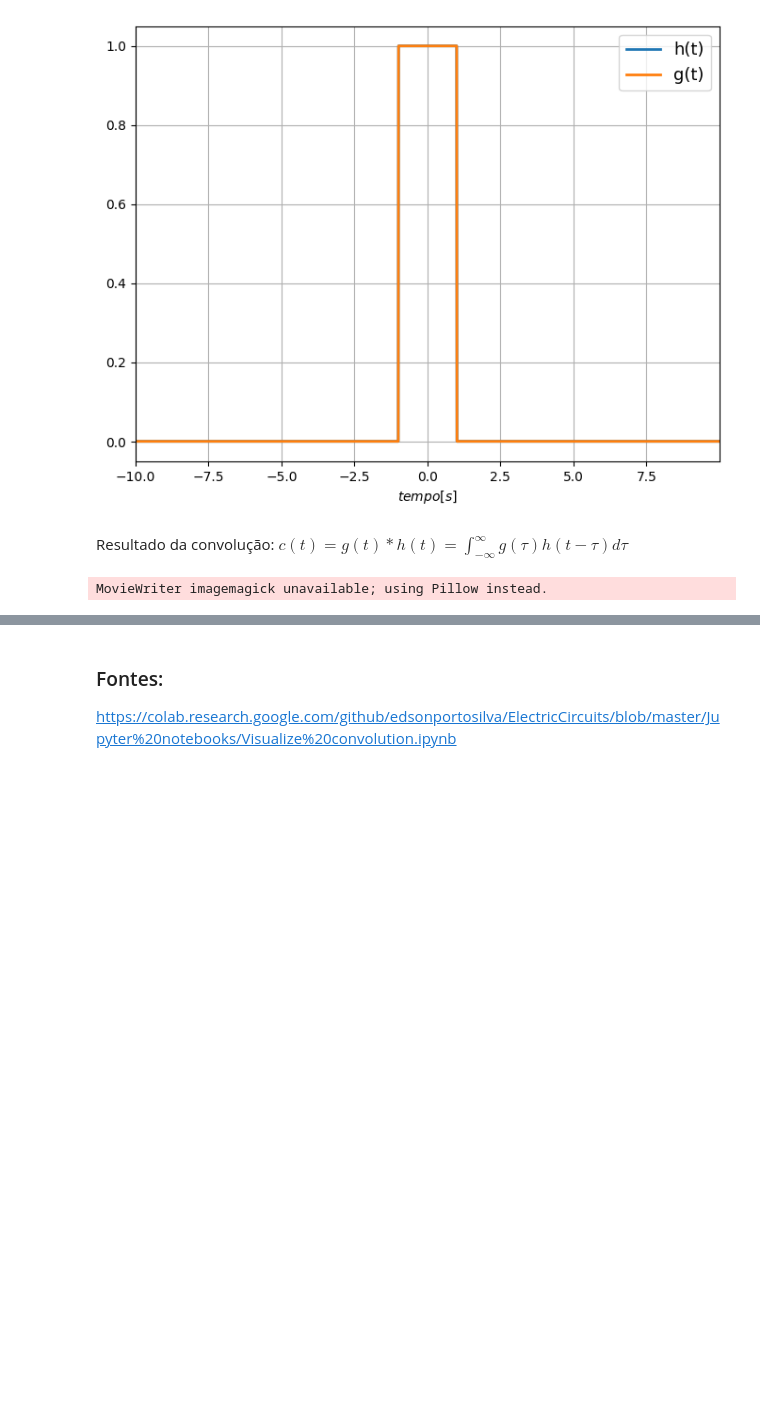
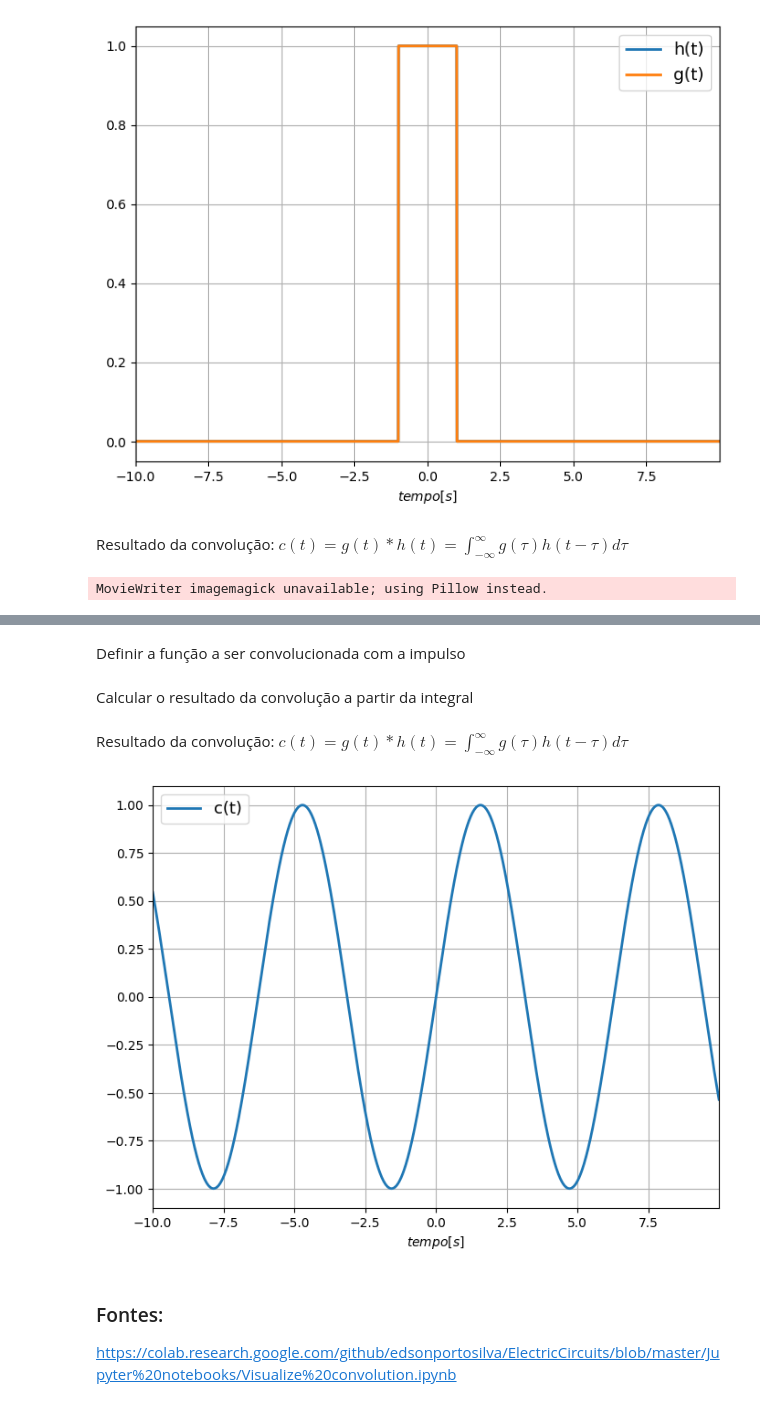
Before and after one commit to drdbrioso/trabCompSEL0604, a Jupyter notebook: trabalho.ipynb, the cells around one changed output, grey strips where cells are left out. Saved outputs shown, nothing was run; the diff lists cells and outputs as text; code cells hidden in the pictures; blank space fills up the shorter version.

```diff
--- a/trabalho.ipynb
+++ b/trabalho.ipynb
@@ -144,3 +167,23 @@ writeFunctions(h,g)
+# %% [markdown]
+Definir a função a ser convolucionada com a impulso
+# %%
+from sympy.abc import t, tau
+
+g = sp.sin(t)
+h = sp.DiracDelta(t)
+# %% [markdown]
+Calcular o resultado da convolução a partir da integral
+# %%
+result = sp.integrate(g* h.subs(t, t-tau), (tau, -sp.oo, sp.oo))
+
+utils.symdisp('c(t) = ', utils.round_expr(result,2))
+# %% [markdown]
+Resultado da convolução: $c(t) = g(t)\ast h(t) =\int_{-\infty}^{\infty} g(\tau) h(t-\tau) d\tau$
+# %%
+interval = np.arange(-10, 10, 0.01)
+utils.symplot(t, result, interval, ['c(t)'])
+# %% [output]
+[figure, added]
 # %% [markdown]
 ### Fontes:
 https://colab.research.google.com/github/edsonportosilva/ElectricCircuits/blob/master/Jupyter%20notebooks/Visualize%20convolution.ipynb
```
Also changed, not shown: parts of 9 cells of this notebook, 1 other file.
